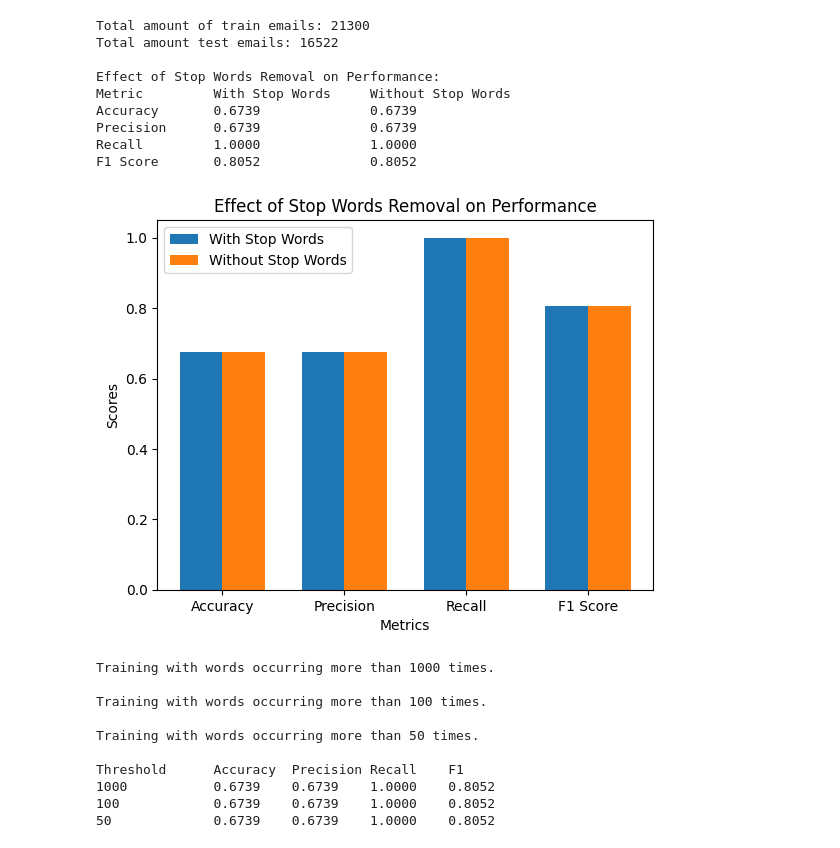
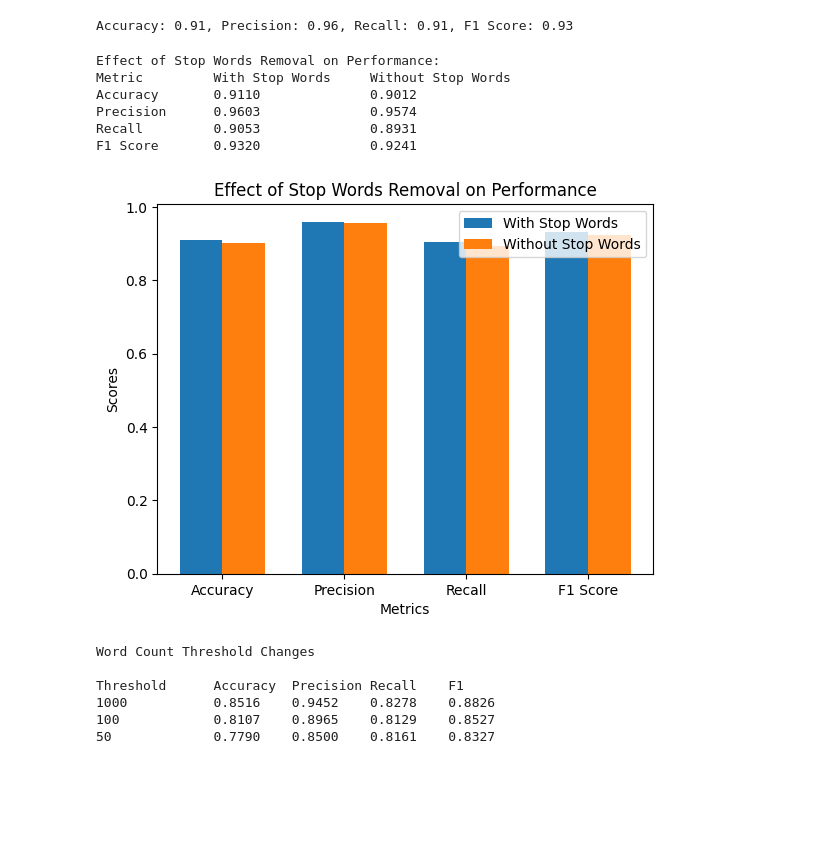
Before and after one commit to JorgeGuiller/MachineLearning, a Jupyter notebook: hw4_gonzales.ipynb, the cells around one changed output. Cells and saved outputs as stored; diff of their text form; code cells hidden in the pictures; blank space fills up the shorter version.

```diff
--- a/hw4_gonzales.ipynb
+++ b/hw4_gonzales.ipynb
@@ -215,4 +222,18 @@ Accuracy: 0.67, Precision: 0.67, Recall: 1.00, F1 Score: 0.81
+# %%
+# Train the Naive Bayes classifier
+vocabulary, ham_likelihood, spam_likelihood, prior_ham, prior_spam = train_naive_bayes(processed_train_emails, train_labels, stop_words)
+
+# Test the classifier
+y_pred = test_naive_bayes(processed_test_emails, vocabulary, ham_likelihood, spam_likelihood, prior_ham, prior_spam, stop_words)
+
+# Evaluate the classifier
+accuracy, precision, recall, f1 = evaluate_classifier(test_labels, y_pred)
+print(f"Accuracy: {accuracy:.2f}, Precision: {precision:.2f}, Recall: {recall:.2f}, F1 Score: {f1:.2f}")
+# %% [output]
+Accuracy: 0.91, Precision: 0.96, Recall: 0.91, F1 Score: 0.93
 # %%
+
+
 
 def experiment_stop_words(train_emails, train_labels, test_emails, test_labels, stop_words):
     # With stop words
@@ -254,9 +275,8 @@ def experiment_stop_words(train_emails, train_labels, test_emails, test_labels,
 def experiment_word_count_threshold(train_emails, train_labels, test_emails, test_labels, stop_words):
     thresholds = [1000, 100, 50]  # k > 1000, 100, 50
     results = []
-
+    print('\n\nWord Count Threshold Changes')
     for threshold in thresholds:
-        print(f"\nTraining with words occurring more than {threshold} times.")
         vocabulary, ham_likelihood, spam_likelihood, prior_ham, prior_spam = train_naive_bayes(train_emails, train_labels, stop_words, top_n_words=threshold)
         y_pred = test_naive_bayes(test_emails, vocabulary, ham_likelihood, spam_likelihood, prior_ham, prior_spam, stop_words)
         accuracy, precision, recall, f1 = evaluate_classifier(test_labels, y_pred)
@@ -285,9 +305,8 @@ def experiment_word_count_threshold(train_emails, train_labels, test_emails, tes
 def experiment_lambda_smoothing(train_emails, train_labels, test_emails, test_labels, stop_words):
     lambdas = [2.0, 1.0, 0.5, 0.1, 0.005]  # Different values of lambda (α)
     results = []
-
+    print('\n\nLambda Smoothing Changes')
     for alpha in lambdas:
-        print(f"\nTraining with Laplace smoothing (λ = {alpha})")
         vocabulary, ham_likelihood, spam_likelihood, prior_ham, prior_spam = train_naive_bayes(train_emails, train_labels, stop_words, alpha=alpha)
         y_pred = test_naive_bayes(test_emails, vocabulary, ham_likelihood, spam_likelihood, prior_ham, prior_spam, stop_words)
         accuracy, precision, recall, f1 = evaluate_classifier(test_labels, y_pred)
@@ -296,72 +315,47 @@ def experiment_lambda_smoothing(train_emails, train_labels, test_emails, test_la
 
     # Display results in a table format
     print(f"\n{'Lambda':<10}{'Accuracy':<10}{'Precision':<10}{'Recall':<10}{'F1':<10}")
     for result in results:
         print(f"{result[0]:<10}{result[1]:<10.4f}{result[2]:<10.4f}{result[3]:<10.4f}{result[4]:<10.4f}")
 
     #  Plotting results
     lambdas, accuracies, precisions, recalls, f1s = zip(*results)
 
     plt.plot(lambdas, accuracies, label='Accuracy')
     plt.plot(lambdas, precisions, label='Precision')
     plt.plot(lambdas, recalls, label='Recall')
     plt.plot(lambdas, f1s, label='F1 Score')
 
     plt.xlabel('Lambda (λ)')
     plt.ylabel('Performance')
     plt.title('Effect of Lambda Smoothing on Performance')
     plt.legend(loc='best')
     plt.show()
 
 
-def experiment():
-    label_file_path = '/content/drive/MyDrive/MP3/labels'
-    stop_words_file = '/content/drive/MyDrive/MP3/stop_words.txt'  # Path to stop words file
-    stop_words = load_stop_words(stop_words_file)
-
-    # Load train and test labels
-    train_ham_email_paths, train_spam_email_paths, test_ham_email_paths, test_spam_email_paths = load_labels(label_file_path)
-
-    # Combine ham and spam for training
-    train_emails = train_ham_email_paths + train_spam_email_paths
-    train_labels = [0] * len(train_ham_email_paths) + [1] * len(train_spam_email_paths)
-    print('Total amount of train emails:', len(train_emails))
 
 
-    # Combine ham and spam for testing
-    test_emails = test_ham_email_paths + test_spam_email_paths
-    test_labels = [0] * len(test_ham_email_paths) + [1] * len(test_spam_email_paths)
-    print('Total amount test emails:', len(test_emails))
 
 
-    # Experiment 1: Effect of Stop Words
-    experiment_stop_words(train_emails, train_labels, test_emails, test_labels, stop_words)
+# Experiment 1: Effect of Stop Words
+experiment_stop_words(processed_train_emails, train_labels, processed_test_emails, test_labels, stop_words)
 
-    # Experiment 2: Number of Words Used for Training (Word Occurrence Threshold)
-    experiment_word_count_threshold(train_emails, train_labels, test_emails, test_labels, stop_words)
+# Experiment 2: Number of Words Used for Training (Word Occurrence Threshold)
+experiment_word_count_threshold(processed_train_emails, train_labels, processed_test_emails, test_labels, stop_words)
 
-    # Experiment 3: Lambda Smoothing
-    experiment_lambda_smoothing(train_emails, train_labels, test_emails, test_labels, stop_words)
-
-experiment()
+# Experiment 3: Lambda Smoothing
+experiment_lambda_smoothing(processed_train_emails, train_labels, processed_test_emails, test_labels, stop_words)
 # %% [output]
-Total amount of train emails: 21300
-Total amount test emails: 16522
-
 Effect of Stop Words Removal on Performance:
 Metric         With Stop Words     Without Stop Words
-Accuracy       0.6739              0.6739
-Precision      0.6739              0.6739
-Recall         1.0000              1.0000
-F1 Score       0.8052              0.8052
+Accuracy       0.9110              0.9012
+Precision      0.9603              0.9574
+Recall         0.9053              0.8931
+F1 Score       0.9320              0.9241
-[figure, old version]
+[figure, new version]
-Training with words occurring more than 1000 times.
-
-Training with words occurring more than 100 times.
-
-Training with words occurring more than 50 times.
+Word Count Threshold Changes
 
 Threshold      Accuracy  Precision Recall    F1
-1000           0.6739    0.6739    1.0000    0.8052
-100            0.6739    0.6739    1.0000    0.8052
-50             0.6739    0.6739    1.0000    0.8052
+1000           0.8516    0.9452    0.8278    0.8826
+100            0.8107    0.8965    0.8129    0.8527
+50             0.7790    0.8500    0.8161    0.8327
```
Also changed, not shown: parts of 6 cells of this notebook.
